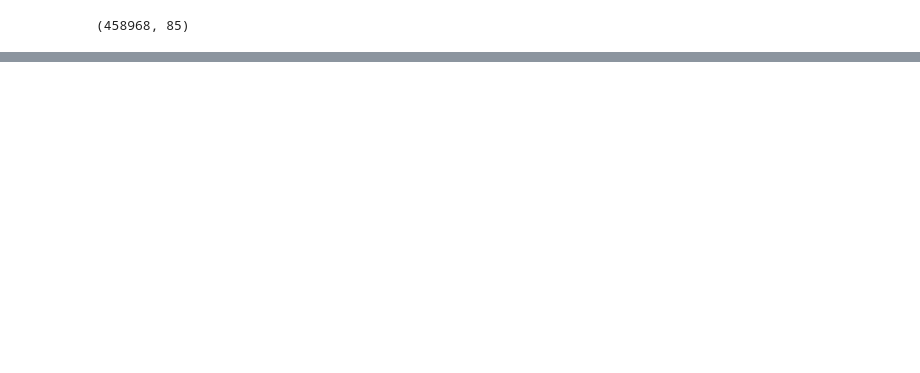
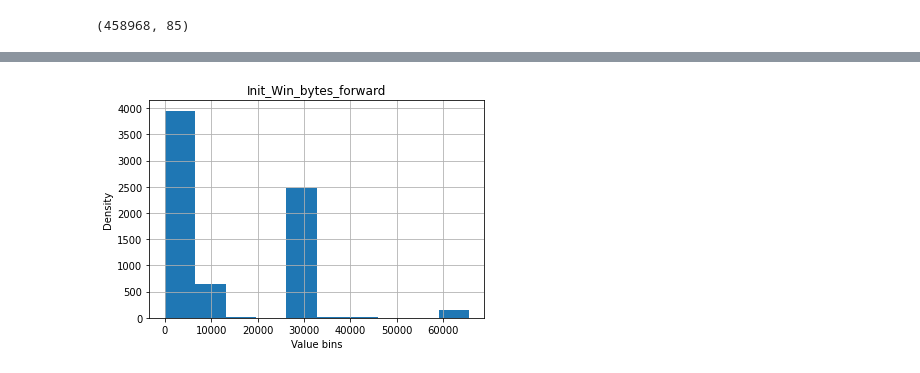
Before and after one commit to infosecdemos/ml-2020, a Jupyter notebook: ml-ids/web-attack-detection.ipynb, the cells around one changed output, grey strips where cells are left out. Saved outputs shown, nothing was run; the diff lists cells and outputs as text; code cells hidden in the pictures; blank space fills up the shorter version.

```diff
--- a/ml-ids/web-attack-detection.ipynb
+++ b/ml-ids/web-attack-detection.ipynb
@@ -27,0 +209,9 @@ df.shape
+# %%
+if 'Init_Win_bytes_forward' in df.columns:
+    df['Init_Win_bytes_forward'].hist(figsize=(6,4), bins=10);
+    plt.title("Init_Win_bytes_forward")
+    plt.xlabel("Value bins")
+    plt.ylabel("Density")
+    plt.savefig('Init_Win_bytes_forward.png', dpi=300)
+# %% [output]
+[figure, added]
```
Also changed, not shown: parts of 49 cells of this notebook, 1 other file.
